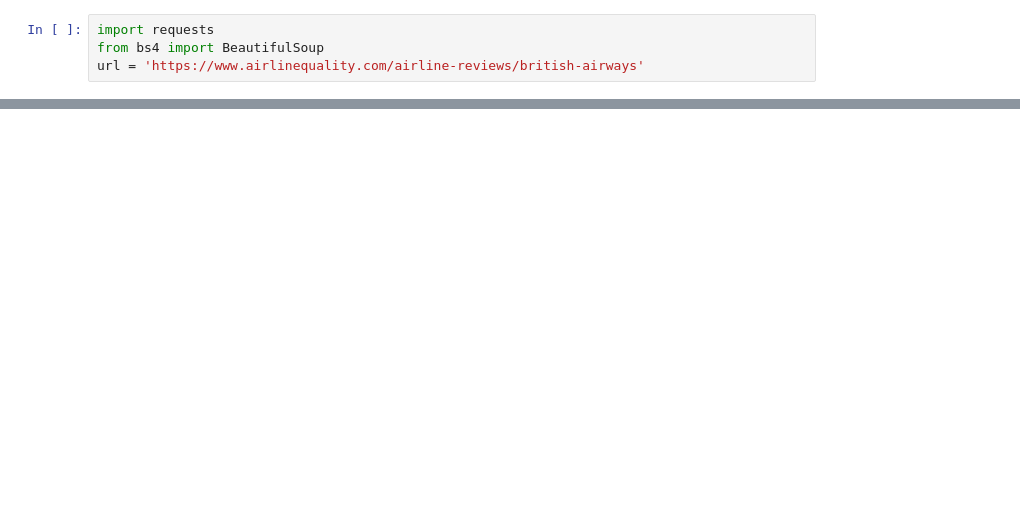
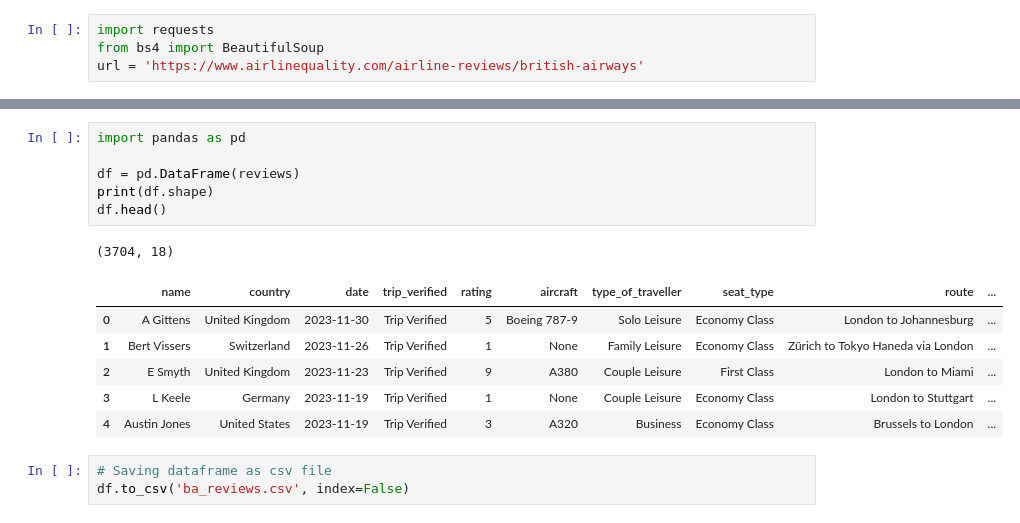
Before and after one commit to FlossyMaze/Airline-Customer-Review-Analysis, a Jupyter notebook: Task1 - WebScraping/Forage_|_British_Airlines_|_Task_1_WebScraping_Reviews.ipynb, the cells around one changed output, grey strips where cells are left out. Cells and saved outputs as stored; diff of their text form; blank space fills up the shorter version.

```diff
--- a/Task1 - WebScraping/Forage_|_British_Airlines_|_Task_1_WebScraping_Reviews.ipynb
+++ b/Task1 - WebScraping/Forage_|_British_Airlines_|_Task_1_WebScraping_Reviews.ipynb
@@ -177,0 +328,17 @@ name:
+# %%
+import pandas as pd
+
+df = pd.DataFrame(reviews)
+print(df.shape)
+df.head()
+# %% [output]
+(3704, 18)
+|  | name | country | date | trip_verified | rating | aircraft | type_of_traveller | seat_type | route | ... |
+| 0 | A Gittens | United Kingdom | 2023-11-30 | Trip Verified | 5 | Boeing 787-9 | Solo Leisure | Economy Class | London to Johannesburg | ... |
+| 1 | Bert Vissers | Switzerland | 2023-11-26 | Trip Verified | 1 | None | Family Leisure | Economy Class | Zürich to Tokyo Haneda via London | ... |
+| 2 | E Smyth | United Kingdom | 2023-11-23 | Trip Verified | 9 | A380 | Couple Leisure | First Class | London to Miami | ... |
+| 3 | L Keele | Germany | 2023-11-19 | Trip Verified | 1 | None | Couple Leisure | Economy Class | London to Stuttgart | ... |
+| 4 | Austin Jones | United States | 2023-11-19 | Trip Verified | 3 | A320 | Business | Economy Class | Brussels to London | ... |
+# %%
+# Saving dataframe as csv file
+df.to_csv('ba_reviews.csv', index=False)
```
Also changed, not shown: parts of 1 cell of this notebook.
